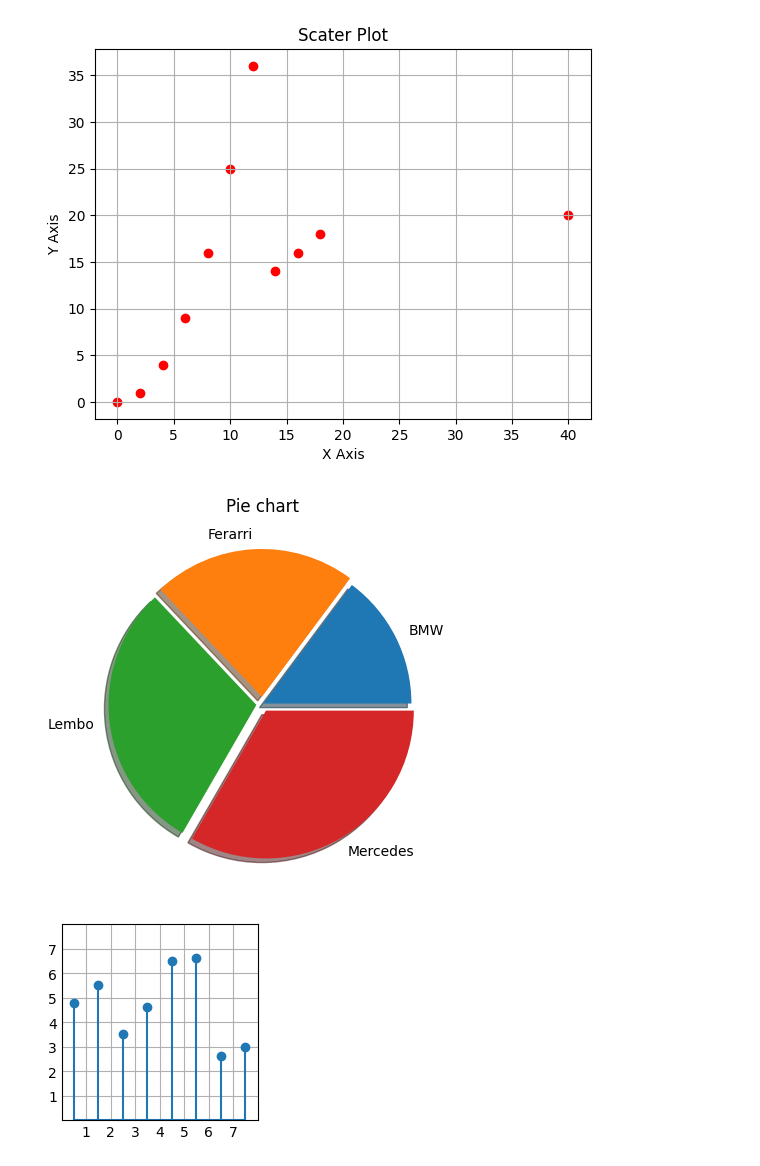
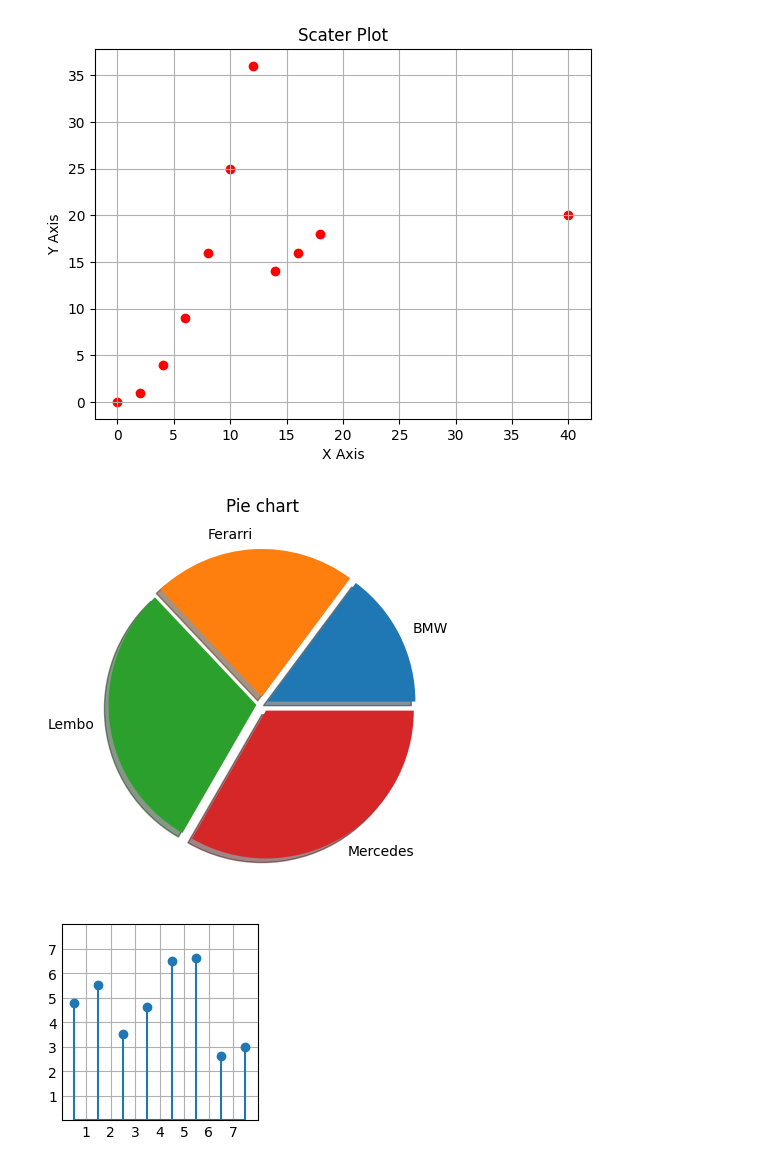
Before and after one commit to sanchitlogger/CU, a Jupyter notebook: Semister-1/DT/exp3.ipynb, the cells around one changed output. Saved outputs shown, nothing was run; the diff lists cells and outputs as text; code cells hidden in the pictures.

```diff
--- a/Semister-1/DT/exp3.ipynb
+++ b/Semister-1/DT/exp3.ipynb
@@ -68,12 +68,12 @@ plt.show()
 # %%
 #Pie Chart
 share = [4,6,8,9]
 org=["BMW","Ferarri","Lembo","Mercedes"]
-plt.pie(share,labels=org,shadow=True,explode=[0.01,0.05,0.04,0.05],autopct="")
+plt.pie(share,labels=org,shadow=True,explode=[0.04,0.05,0.04,0.05],autopct="")
 plt.title("Pie chart")
 plt.show()
 # %% [output]
-[figure, old version]
+[figure, new version]
 # %%
 plt.style.use('_mpl-gallery')
 
```
Also changed, not shown: 1 other file.
